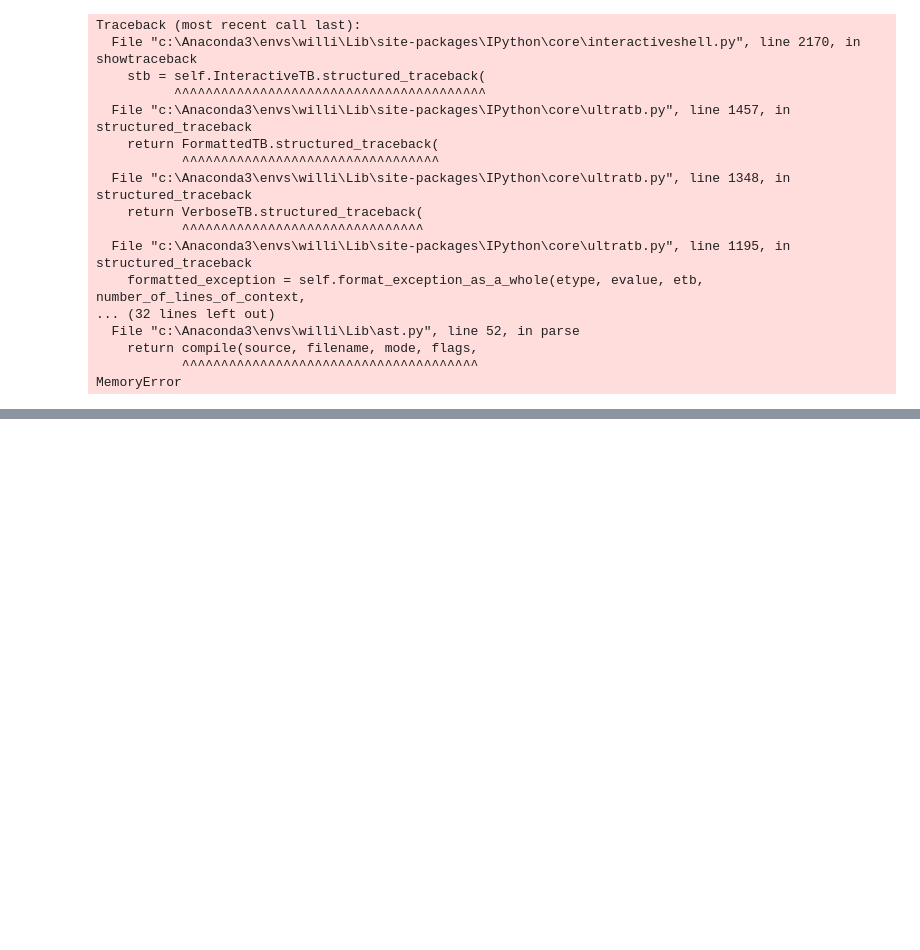
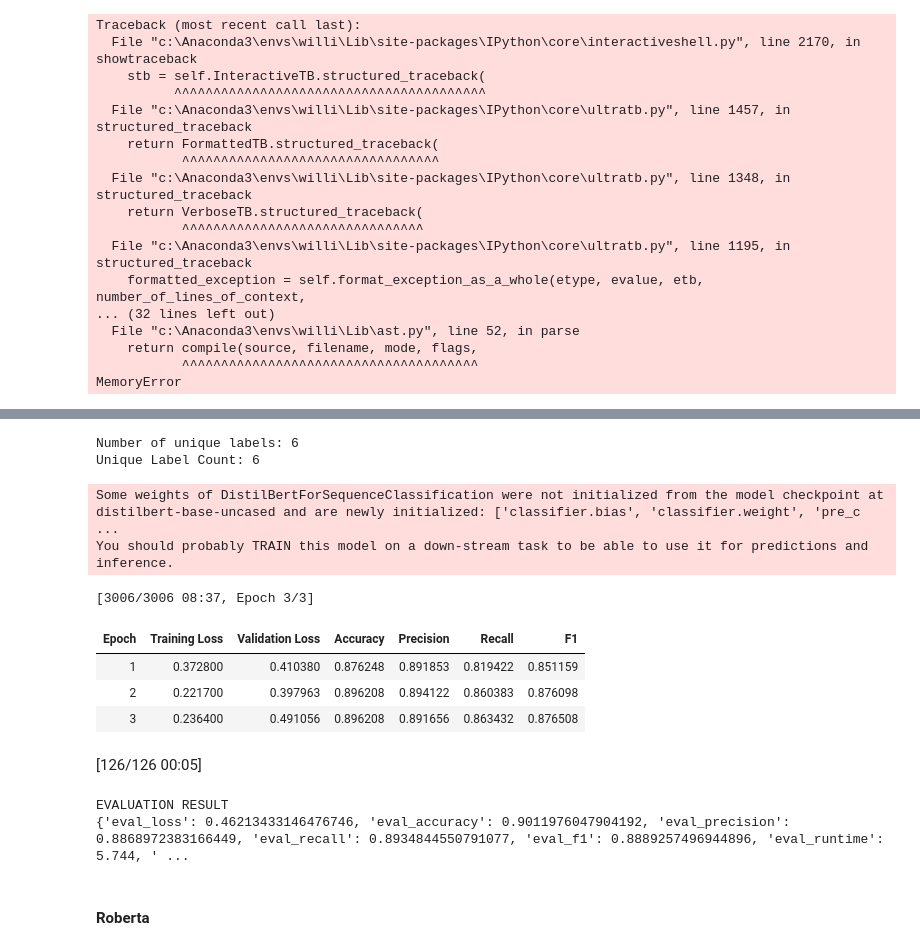
Before and after one commit to wllchrst/prethesis-experiments, a Jupyter notebook: Experiments/January17th/supervised_learning_experiments.ipynb, the cells around one changed output, grey strips where cells are left out. Cells and saved outputs as stored; diff of their text form; code cells hidden in the pictures; blank space fills up the shorter version.

```diff
--- a/Experiments/January17th/supervised_learning_experiments.ipynb
+++ b/Experiments/January17th/supervised_learning_experiments.ipynb
@@ -80,6 +140,7 @@ class DataLoaderSettings:
     keys: list[str]
     text_col: str
     label_col: str
+    hf_dataset: bool = True
 
 @dataclass
 class DatasetSettings:
@@ -94,20 +155,27 @@ class TrainingInformation:
 #### Data Loader, will load the data, process (tokenize, remove stop words and other important things), convert labels to class label.
 # %%
 class DataLoader:
-    '''
-
-    '''
     def __init__(self, loader_settings: DataLoaderSettings):
         self.stop_words = stopwords.words('english')
         self.settings = loader_settings
-        self.loaded = self.load_dataset()
+        self.loaded = self.load_dataset(loader_settings.hf_dataset)
         self.processed = self.process()
         self.convert_labels_to_classlabel()
 
         print(f'Loaded: {self.loaded}')
         print(f'Processed: {self.processed}')
 
-    def load_dataset(self) -> bool:
+    def load_dataset(self, hf_dataset=True) -> bool:
+        if not hf_dataset:
+            print("KAGGLE")
+            try:
+                df = pd.read_csv(self.settings.dataset_link)
+                self.dataset = Dataset.from_pandas(df)
+                return True
+            except Exception as e:
+                print(f"Loading dataset went wrong: {e}")
+                return False
+
         try:
             dataset = load_dataset(self.settings.dataset_link, trust_remote_code=True)
             merged_dataset = None
@@ -347,7 +415,7 @@ def train_model(dataset: CustomDataset, training_information: TrainingInformatio
         model=model,
         args=training_args,
         train_dataset=dataset.train,
-        eval_dataset=dataset.test,
+        eval_dataset=dataset.val,
         compute_metrics=compute_metrics
     )
     trainer.train()
@@ -689,0 +764,23 @@ MemoryError
+# %%
+kaggle_loader_settings = DataLoaderSettings(
+    dataset_link=KAGGLE_DATASET,
+    hf_dataset=False,
+    keys=[],
+    label_col='label',
+    text_col='text'
+)
+
+kaggle_dataset_setting = DatasetSettings(
+    label_col='label',
+    text_col='text',
+    tokenizer_link=DISTIL_BERT
+)
+
+kaggle_loader = DataLoader(loader_settings=kaggle_loader_settings)
+
+kaggle_dataset = CustomDataset(
+    data_loader=kaggle_loader,
+    dataset_settings=kaggle_dataset_setting,
+)
+
+training_information = TrainingInformation(pretrained_model=DISTIL_BERT)
@@ -689,0 +796,17 @@ MemoryError
+# %%
+train_model(kaggle_dataset, training_information)
+# %% [output]
+Number of unique labels: 6
+Unique Label Count: 6
+Some weights of DistilBertForSequenceClassification were not initialized from the model checkpoint at distilbert-base-uncased and are newly initialized: ['classifier.bias', 'classifier.weight', 'pre_c ...
+You should probably TRAIN this model on a down-stream task to be able to use it for predictions and inference.
+[3006/3006 08:37, Epoch 3/3]
+| Epoch | Training Loss | Validation Loss | Accuracy | Precision | Recall | F1 |
+| 1 | 0.372800 | 0.410380 | 0.876248 | 0.891853 | 0.819422 | 0.851159 |
+| 2 | 0.221700 | 0.397963 | 0.896208 | 0.894122 | 0.860383 | 0.876098 |
+| 3 | 0.236400 | 0.491056 | 0.896208 | 0.891656 | 0.863432 | 0.876508 |
+[126/126 00:05]
+EVALUATION RESULT
+{'eval_loss': 0.46213433146476746, 'eval_accuracy': 0.9011976047904192, 'eval_precision': 0.8868972383166449, 'eval_recall': 0.8934844550791077, 'eval_f1': 0.8889257496944896, 'eval_runtime': 5.744, ' ...
+# %% [markdown]
+#### Roberta
```
Also changed, not shown: parts of 22 cells of this notebook.
